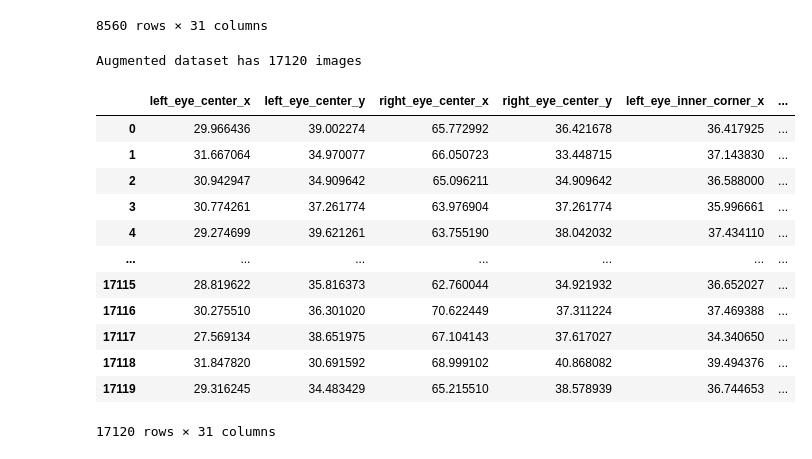
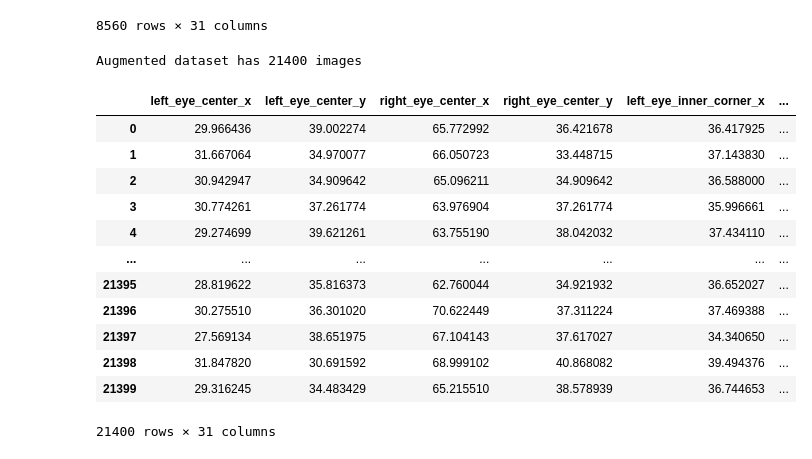
Before and after one commit to RubenBBlazquez/EmotionPredictor, a Jupyter notebook: DataAugmentation.ipynb, the cells around one changed output. Saved outputs shown, nothing was run; the diff lists cells and outputs as text; code cells hidden in the pictures.

```diff
--- a/DataAugmentation.ipynb
+++ b/DataAugmentation.ipynb
@@ -150,11 +147,11 @@ def get_data_augmentation_rotate(df_to_rotate, angles):
 
         image = element['Image']
         rotated_image = np.array(image).reshape(facial_face_points_shape)
-        rotated_image = ndimage.rotate(rotated_image, -rotation_angle, reshape=False)
+        rotated_image = np.array(ndimage.rotate(rotated_image, -rotation_angle, reshape=False)).astype(np.float32)
 
         rotated_points = rotar_puntos(element[:-1].values, rotation_angle)
         element.loc[element[:-1].index.values] = rotated_points
-        element['Image'] = np.array(rotated_image).reshape(-1)
+        element['Image'] = rotated_image.reshape(-1).tolist()
 
         return element
 
@@ -169,6 +166,7 @@ def get_data_augmentation_rotate(df_to_rotate, angles):
 angles_to_rotate = [-120, -80, -50, -10, 10, 15, 25, 50, 80, 90, 120, 150, 165]
 
 facial_face_points_rotated = get_data_augmentation_rotate(original_facial_face_points, angles_to_rotate)
+facial_face_points_rotated = get_data_augmentation_rotate(facial_face_points_rotated, angles_to_rotate)
 
 facial_face_points_rotated
 # %% [output]
@@ -193,7 +192,7 @@ def set_random_brightness(dataframe_to_brightness):
 
         image = np.array(element['Image']).reshape(facial_face_points_shape)
 
-        element['Image'] = np.array(image * brightness).reshape(-1)
+        element['Image'] = np.array(image * brightness).reshape(-1).astype(float).tolist()
 
         return element
 
@@ -228,26 +227,28 @@ augmented_facial_face_points = pd.concat(augmented_facial_face_points, ignore_in
 
 print(f'Augmented dataset has {len(augmented_facial_face_points)} images')
 # %% [output]
-Augmented dataset has 17120 images
+Augmented dataset has 21400 images
 # %%
 from sklearn.preprocessing import MinMaxScaler
 scaler = MinMaxScaler()
+normalized_augmented_facial_face_points = augmented_facial_face_points.copy()
 
-normalized_augmented_facial_face_points = augmented_facial_face_points.copy()
-normalized_augmented_facial_face_points['Image'] = normalized_augmented_facial_face_points['Image'].apply(lambda x: scaler.fit_transform(np.array(x).reshape(-1, 1)).reshape(-1))
+points_columns = normalized_augmented_facial_face_points.columns[:-1]
+
+normalized_augmented_facial_face_points['Image'] = normalized_augmented_facial_face_points['Image'].apply(lambda x: scaler.fit_transform(np.array(x).reshape(-1, 1)).reshape(-1).astype(np.float32))
 
 normalized_augmented_facial_face_points
 # %% [output]
 |  | left_eye_center_x | left_eye_center_y | right_eye_center_x | right_eye_center_y | left_eye_inner_corner_x | ... |
 | 0 | 29.966436 | 39.002274 | 65.772992 | 36.421678 | 36.417925 | ... |
 | 1 | 31.667064 | 34.970077 | 66.050723 | 33.448715 | 37.143830 | ... |
 | 2 | 30.942947 | 34.909642 | 65.096211 | 34.909642 | 36.588000 | ... |
 | 3 | 30.774261 | 37.261774 | 63.976904 | 37.261774 | 35.996661 | ... |
 | 4 | 29.274699 | 39.621261 | 63.755190 | 38.042032 | 37.434110 | ... |
 | ... | ... | ... | ... | ... | ... | ... |
-| 17115 | 28.819622 | 35.816373 | 62.760044 | 34.921932 | 36.652027 | ... |
-| 17116 | 30.275510 | 36.301020 | 70.622449 | 37.311224 | 37.469388 | ... |
-| 17117 | 27.569134 | 38.651975 | 67.104143 | 37.617027 | 34.340650 | ... |
-| 17118 | 31.847820 | 30.691592 | 68.999102 | 40.868082 | 39.494376 | ... |
-| 17119 | 29.316245 | 34.483429 | 65.215510 | 38.578939 | 36.744653 | ... |
+| 21395 | 28.819622 | 35.816373 | 62.760044 | 34.921932 | 36.652027 | ... |
+| 21396 | 30.275510 | 36.301020 | 70.622449 | 37.311224 | 37.469388 | ... |
+| 21397 | 27.569134 | 38.651975 | 67.104143 | 37.617027 | 34.340650 | ... |
+| 21398 | 31.847820 | 30.691592 | 68.999102 | 40.868082 | 39.494376 | ... |
+| 21399 | 29.316245 | 34.483429 | 65.215510 | 38.578939 | 36.744653 | ... |
-17120 rows × 31 columns
+21400 rows × 31 columns
```
Also changed, not shown: parts of 11 cells of this notebook, 3 other files.
